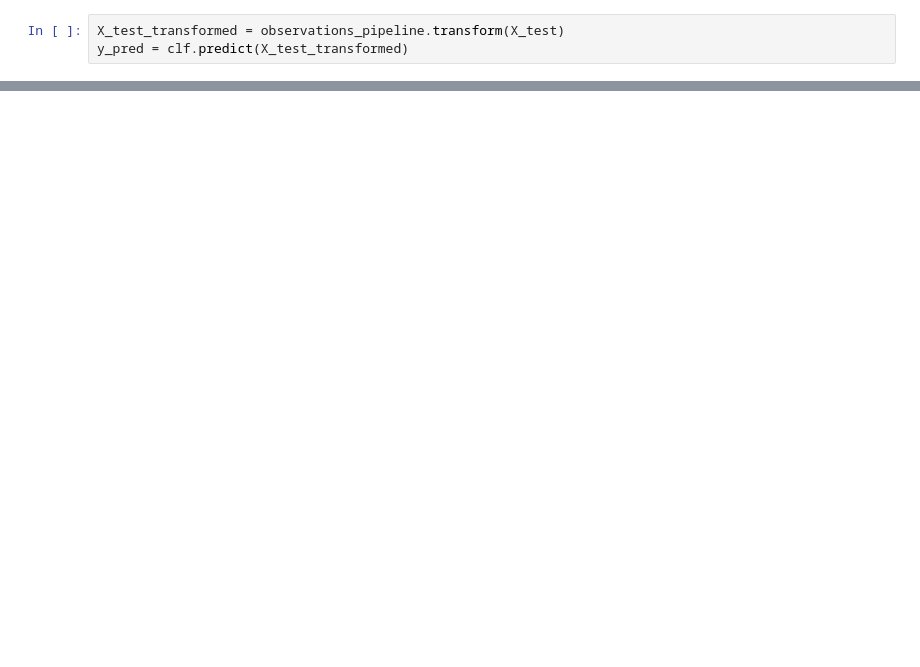
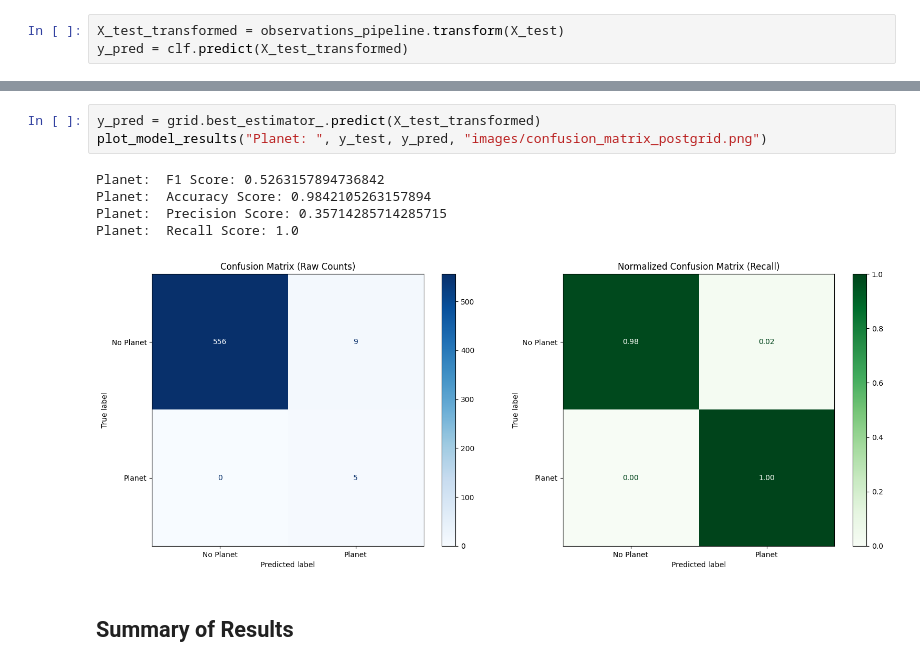
Before and after one commit to streklin/applied-machine-learning, a Jupyter notebook: modelling.ipynb, the cells around one changed output, grey strips where cells are left out. Saved outputs shown, nothing was run; the diff lists cells and outputs as text; blank space fills up the shorter version.

```diff
--- a/modelling.ipynb
+++ b/modelling.ipynb
@@ -378,0 +373,11 @@ Planet:  Accuracy Score: 0.9912280701754386
+# %%
+y_pred = grid.best_estimator_.predict(X_test_transformed)
+plot_model_results("Planet: ", y_test, y_pred, "images/confusion_matrix_postgrid.png")
+# %% [output]
+Planet:  F1 Score: 0.5263157894736842
+Planet:  Accuracy Score: 0.9842105263157894
+Planet:  Precision Score: 0.35714285714285715
+Planet:  Recall Score: 1.0
+[figure, added]
+# %% [markdown]
+## Summary of Results
```
Also changed, not shown: parts of 16 cells of this notebook, 4 other files.
